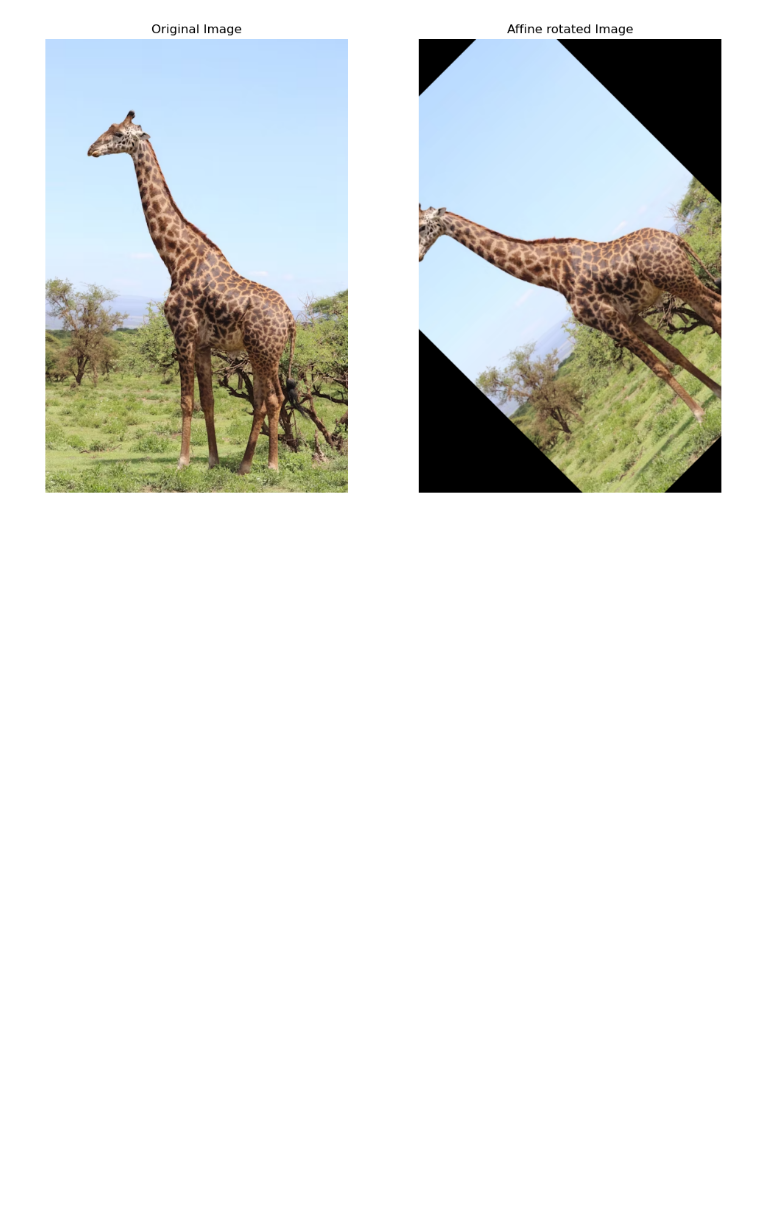
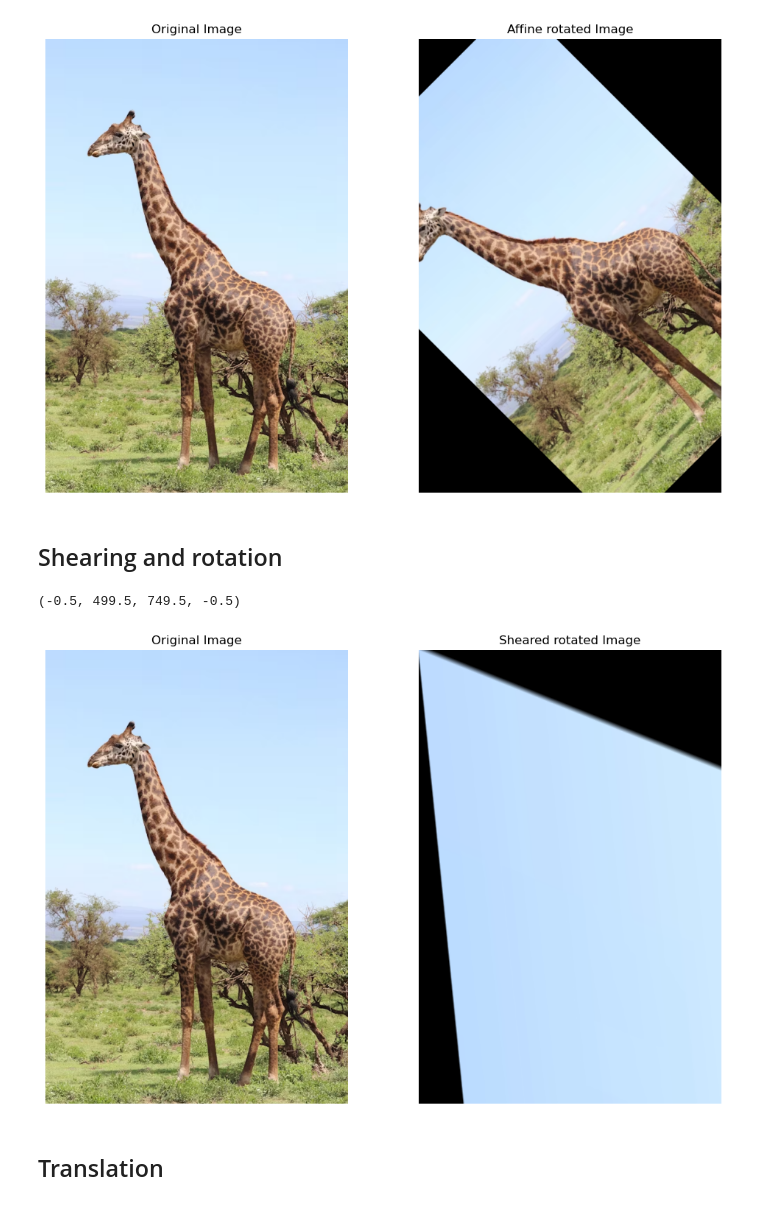
Before and after one commit to aaabdelaziz/Image-Processing, a Jupyter notebook: Python_Implemnetation/8-AffineTransformations.ipynb, the cells around one changed output. Drawn from its saved outputs; the diff is of its cells as text; code cells hidden in the pictures; blank space fills up the shorter version.

```diff
--- a/Python_Implemnetation/8-AffineTransformations.ipynb
+++ b/Python_Implemnetation/8-AffineTransformations.ipynb
@@ -123,3 +123,39 @@ plt.axis("off")
 # %% [output]
 (-0.5, 499.5, 749.5, -0.5)
 [figure]
+# %% [markdown]
+## Shearing and rotation
+# %%
+angle = 45
+center = (cols // 2, rows // 2)
+scale = 1.0
+
+shear_x, shear_y = 2.5, 10
+
+
+M = np.float32([[1, shear_x, 0],
+                [shear_y, 1, 0]])
+
+# Change the total width and height with shearing
+sheared_image = cv2.warpAffine(image_rgb, M, (cols + int(shear_x * rows), rows))
+# sheared_image = cv2.warpAffine(image_rgb, M, (cols, rows))
+# %%
+# Show all resized images with each algorithm
+plt.figure(figsize=(12,8))
+
+# Show the original Image
+plt.subplot(1,2,1)
+plt.imshow(image_rgb)
+plt.title("Original Image")
+plt.axis("off")
+
+# Show the perspective Image
+plt.subplot(1,2,2)
+plt.imshow(sheared_image)
+plt.title("Sheared rotated Image")
+plt.axis("off")
+# %% [output]
+(-0.5, 499.5, 749.5, -0.5)
+[figure, added]
+# %% [markdown]
+## Translation
```
Also changed, not shown: parts of 3 cells of this notebook.
